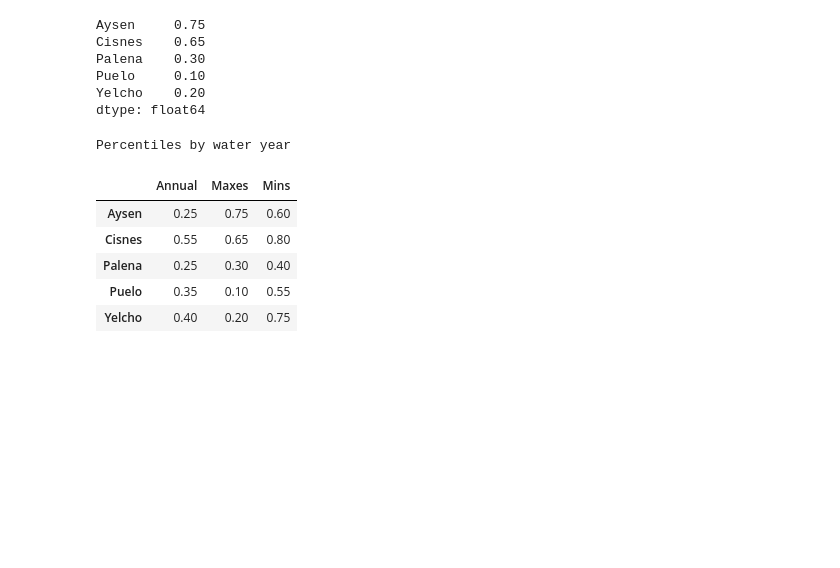
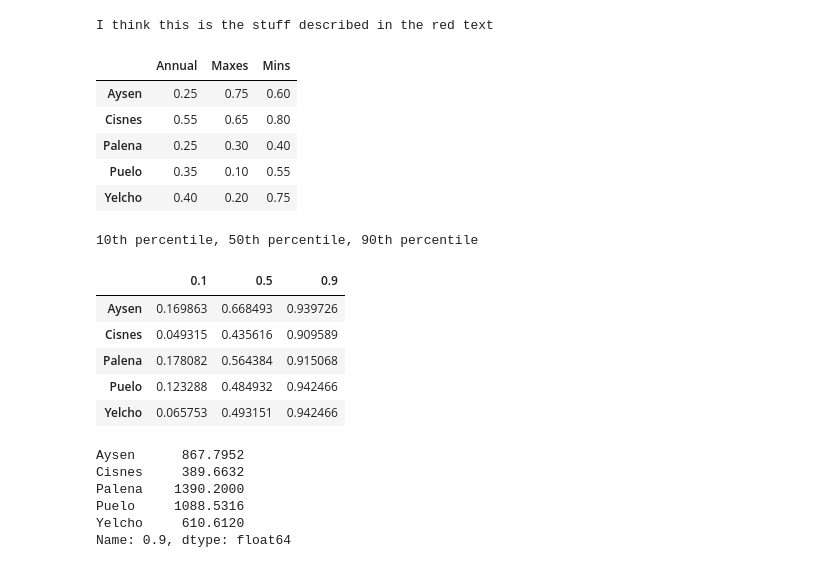
Before and after one commit to sagefox3598/NWP_Land_Sea_Fluxes, a Jupyter notebook: scripts/20_year_comparison.ipynb, the cells around one changed output. Cells and saved outputs as stored; diff of their text form; code cells hidden in the pictures; blank space fills up the shorter version.

Commit message:
added most of the stuff needed for the 20_year_comparison

```diff
--- a/scripts/20_year_comparison.ipynb
+++ b/scripts/20_year_comparison.ipynb
@@ -33,20 +35,11 @@ while fd20.index[-1] >= apr1date:
     water_years += (fd20.index >= apr1date)
 # %%
 percentile = lambda a, b: (a >= b).mean()
-# %%
-percentile(fd1.max(), fd20_gb.max())
-# %% [output]
-Aysen     0.75
-Cisnes    0.65
-Palena    0.30
-Puelo     0.10
-Yelcho    0.20
-dtype: float64
 # %%
 fd20_gb = fd20.groupby(water_years)
 
 # Red text (annual flow percentiles)
-print("Percentiles by water year")
+print("I think this is the stuff described in the red text")
 pd.DataFrame(
     [
         percentile(fd1.sum(), fd20_gb.sum()),
@@ -56,7 +49,7 @@ pd.DataFrame(
     index=["Annual", "Maxes", "Mins"]
 ).transpose()
 # %% [output]
-Percentiles by water year
+I think this is the stuff described in the red text
 |  | Annual | Maxes | Mins |
 | Aysen | 0.25 | 0.75 | 0.60 |
 | Cisnes | 0.55 | 0.65 | 0.80 |
@@ -68,0 +59,24 @@ mins20 = fd20.groupby(fd20.index.year).min()
+# %%
+quantiles20y = fd20.quantile([0.1, 0.5, 0.9])
+print("10th percentile, 50th percentile, 90th percentile")
+pd.DataFrame(
+    quantiles20y.transpose().apply(lambda qt: (fd1 <= qt).mean()),
+    #columns=quantiles.index.astype("str")+"th"
+)
+# %% [output]
+10th percentile, 50th percentile, 90th percentile
+|  | 0.1 | 0.5 | 0.9 |
+| Aysen | 0.169863 | 0.668493 | 0.939726 |
+| Cisnes | 0.049315 | 0.435616 | 0.909589 |
+| Palena | 0.178082 | 0.564384 | 0.915068 |
+| Puelo | 0.123288 | 0.484932 | 0.942466 |
+| Yelcho | 0.065753 | 0.493151 | 0.942466 |
+# %%
+quantiles20y.loc[0.9]
+# %% [output]
+Aysen      867.7952
+Cisnes     389.6632
+Palena    1390.2000
+Puelo     1088.5316
+Yelcho     610.6120
+Name: 0.9, dtype: float64
```
Also changed, not shown: parts of 7 cells of this notebook.
